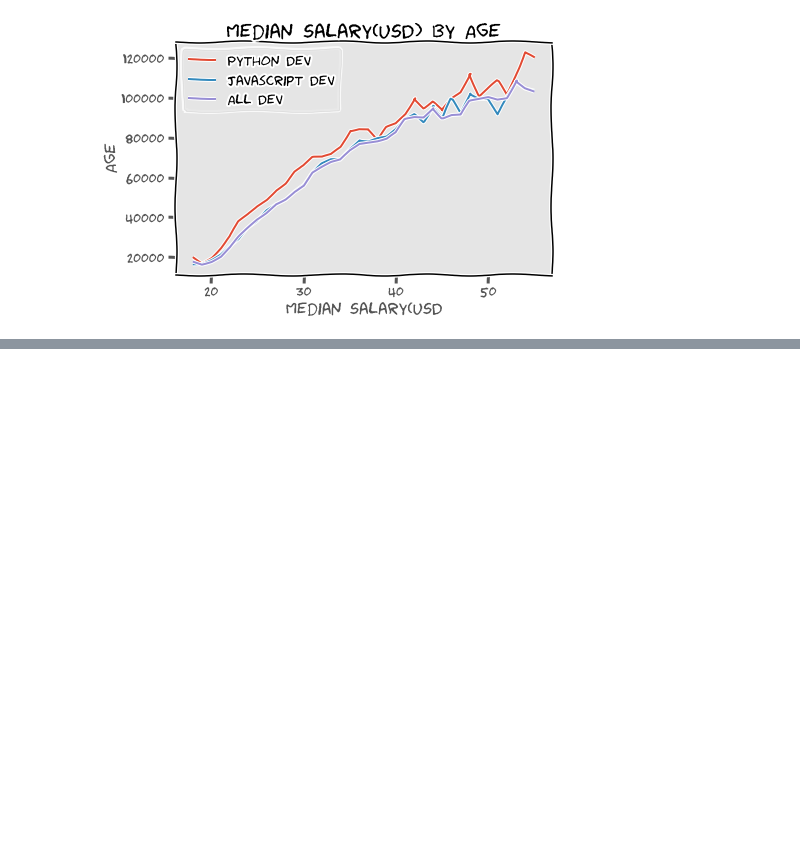
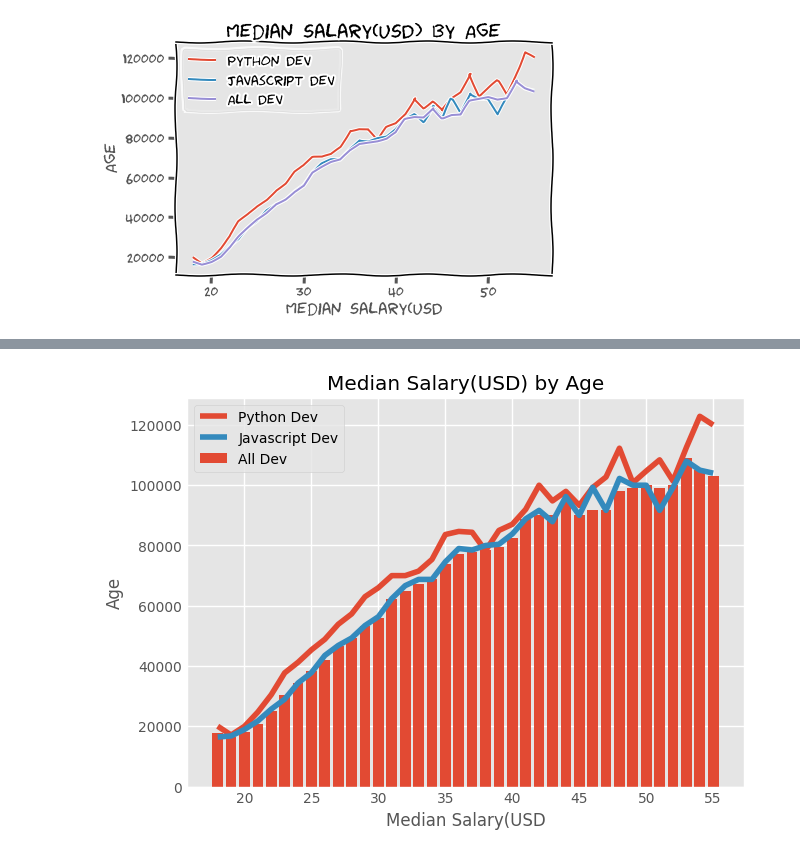
Before and after one commit to monisakhtar/ML, a Jupyter notebook: Matplotlib.ipynb, the cells around one changed output, grey strips where cells are left out. Drawn from its saved outputs; the diff is of its cells as text; code cells hidden in the pictures; blank space fills up the shorter version.

```diff
--- a/Matplotlib.ipynb
+++ b/Matplotlib.ipynb
@@ -161,0 +179,13 @@ plt.show()
+# %%
+# Include line plots as well
+plt.style.use('ggplot')
+plt.plot(ages_x, py_dev_y, label = 'Python Dev')
+plt.plot(ages_x, js_dev_y, label = 'Javascript Dev')
+plt.bar(ages_x, dev_y, label = 'All Dev')
+plt.title('Median Salary(USD) by Age')
+plt.xlabel('Median Salary(USD')
+plt.ylabel('Age')
+plt.legend()
+plt.show()
+# %% [output]
+[figure, added]
```
Also changed, not shown: parts of 9 cells of this notebook.
